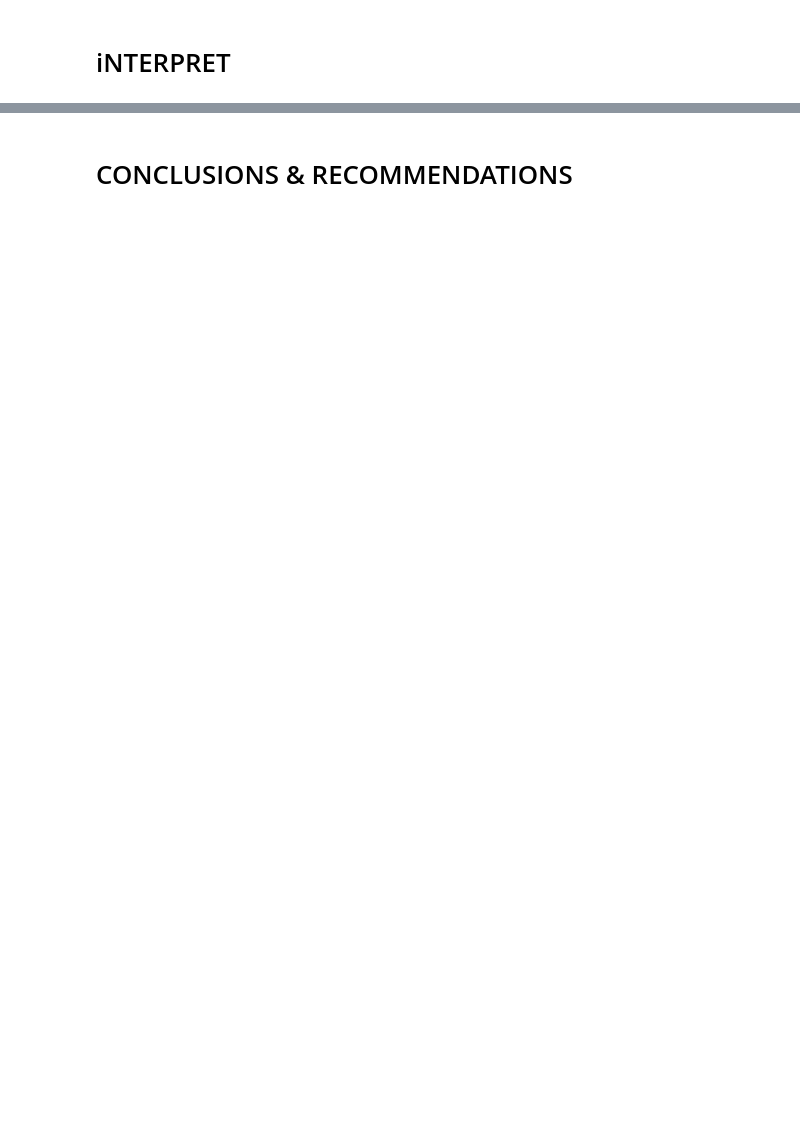
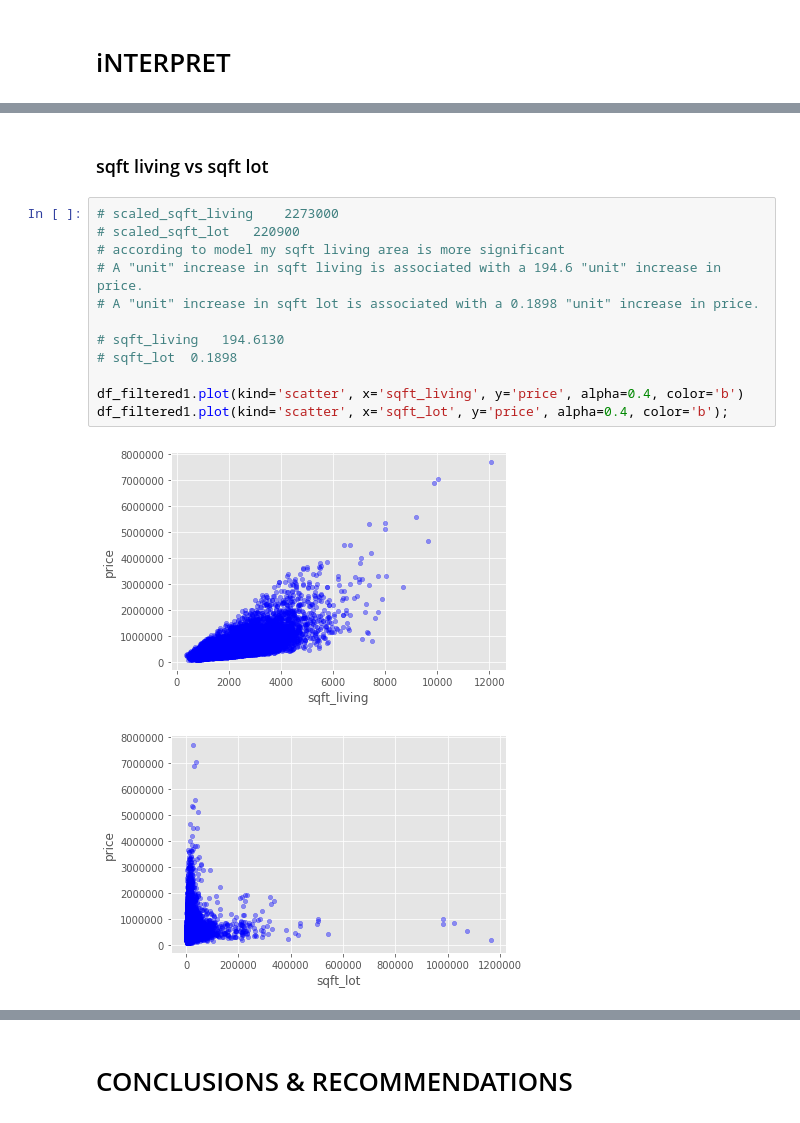
Before and after one commit to alexanderjohnny/dsc-v2-mod1-final-project-online-ds-pt-100719, a Jupyter notebook: ALEX_BEAT_mod1project_nb.ipynb, the cells around one changed output, grey strips where cells are left out. Drawn from its saved outputs; the diff is of its cells as text; blank space fills up the shorter version.

```diff
--- a/ALEX_BEAT_mod1project_nb.ipynb
+++ b/ALEX_BEAT_mod1project_nb.ipynb
@@ -1331,0 +1459,17 @@ axes.set_ylim(len(df_filtered1.corr()),-0.5,+0.5)
+# %% [markdown]
+### sqft living vs sqft lot
+# %%
+# scaled_sqft_living	2273000
+# scaled_sqft_lot	220900
+# according to model my sqft living area is more significant
+# A "unit" increase in sqft living is associated with a 194.6 "unit" increase in price.
+# A "unit" increase in sqft lot is associated with a 0.1898 "unit" increase in price.
+
+# sqft_living	194.6130
+# sqft_lot	0.1898
+
+df_filtered1.plot(kind='scatter', x='sqft_living', y='price', alpha=0.4, color='b')
+df_filtered1.plot(kind='scatter', x='sqft_lot', y='price', alpha=0.4, color='b');
+# %% [output]
+[figure, added]
+[figure, added]
```
Also changed, not shown: parts of 41 cells of this notebook, 54 other files.
